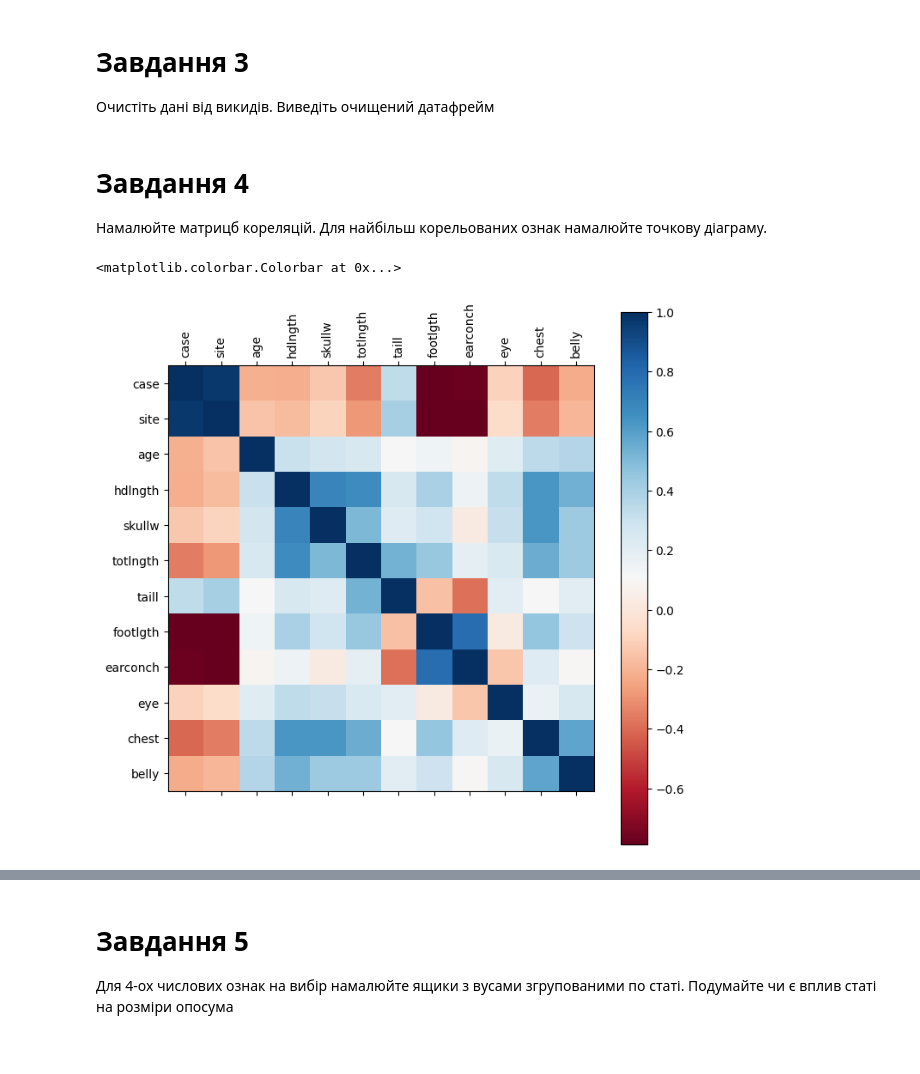
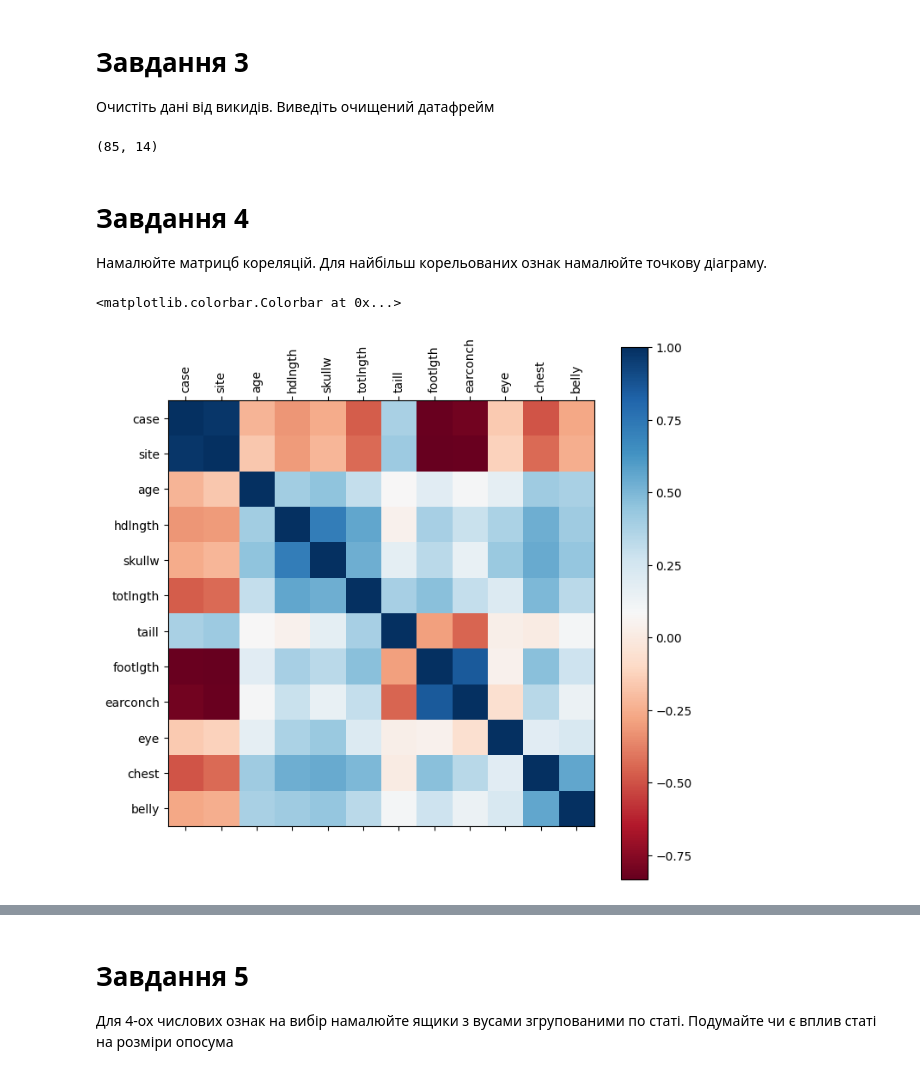
Before and after one commit to yeyevtushenko/AI, a Jupyter notebook: Lesson28_02_2024_AI_H_3.ipynb, the cells around one changed output, grey strips where cells are left out. Drawn from its saved outputs; the diff is of its cells as text; code cells hidden in the pictures.

```diff
--- a/Lesson28_02_2024_AI_H_3.ipynb
+++ b/Lesson28_02_2024_AI_H_3.ipynb
@@ -81,20 +81,24 @@ for column_name in df.columns:
   if df.dtypes[column_name] in ("object", "datetime64[ns]"):
     continue
 
-  non_outliers = outliers(df, column_name)
+  df = outliers(df, column_name)
+# %%
+df.shape
+# %% [output]
+(85, 14)
 # %% [markdown]
 # Завдання 4
 Намалюйте матрицб кореляцій. Для найбільш корельованих ознак намалюйте точкову діаграму.
 # %%
-corr = non_outliers.corr(method='pearson')
+corr = df.corr(method='pearson')
 
 fig = plt.figure(figsize=(8,8))
 plt.matshow(corr, cmap='RdBu', fignum=fig.number)
 
 plt.xticks(range(len(corr.columns)), corr.columns, rotation='vertical')
 plt.yticks(range(len(corr.columns)), corr.columns)
 plt.colorbar()
 # %% [output]
 <matplotlib.colorbar.Colorbar at 0x...>
-[figure, old version]
+[figure, new version]
 # %%
```
Also changed, not shown: parts of 2 cells of this notebook.
